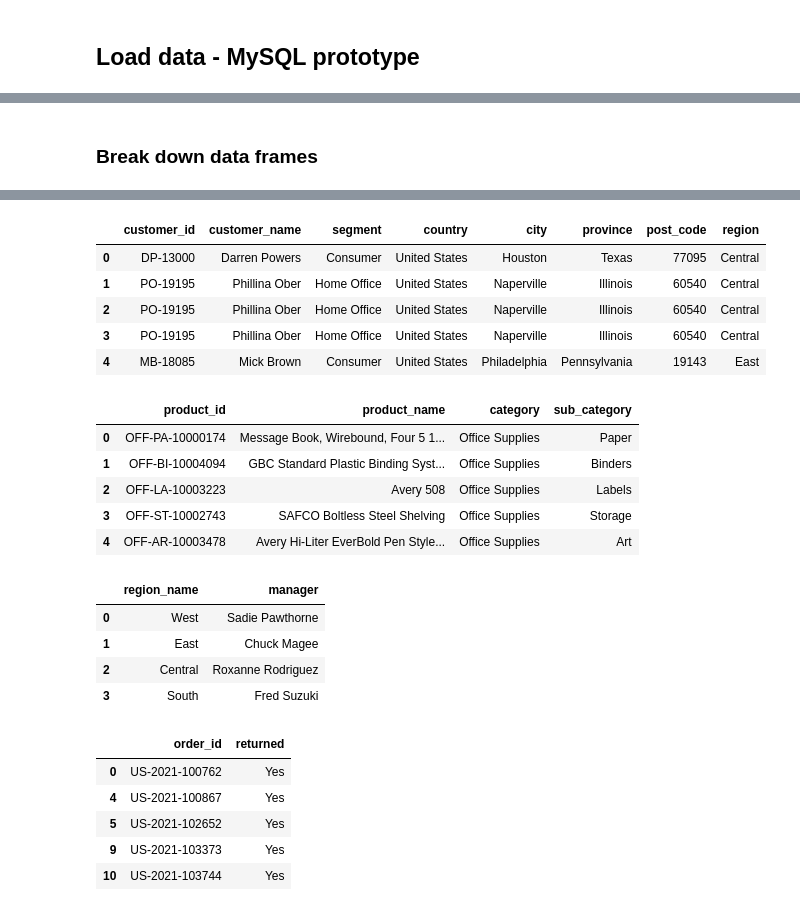
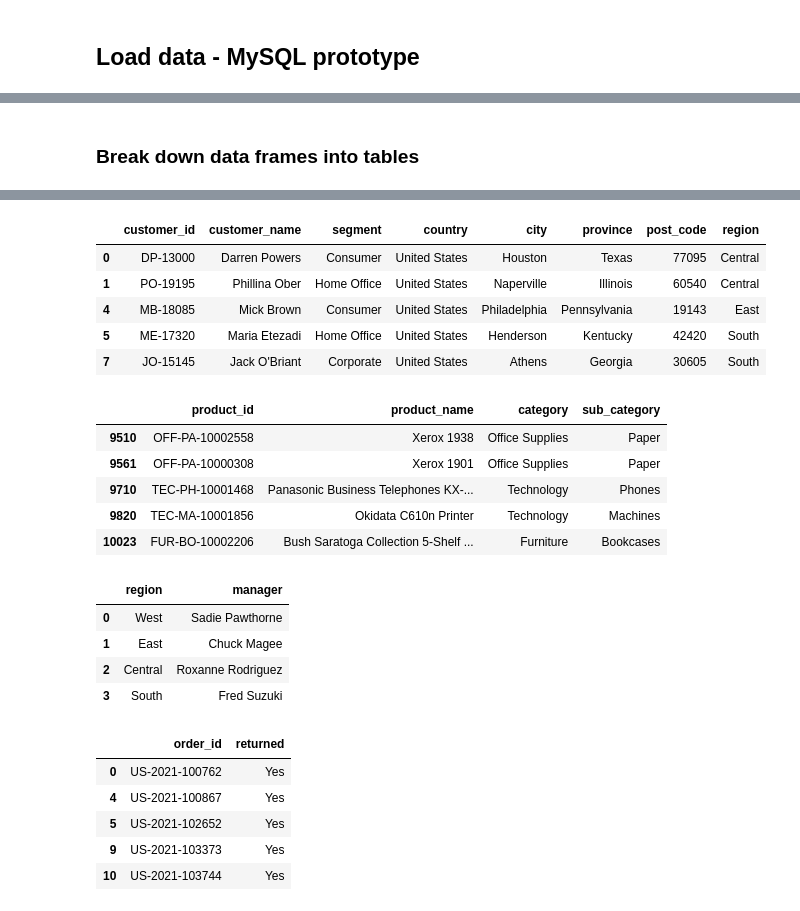
Before and after one commit to nacht29/Superstore-Analysis, a Jupyter notebook: new.ipynb, the cells around one changed output, grey strips where cells are left out. Cells and saved outputs as stored; diff of their text form; code cells hidden in the pictures.

```diff
--- a/new.ipynb
+++ b/new.ipynb
@@ -290,6 +290,6 @@ people_df: ['manager', 'region_name']
 
 returns_df: ['returned', 'order_id']
 # %% [markdown]
-### Break down data frames
+### Break down data frames into tables
 # %%
 orders = orders_df[['order_id', 'order_date', 'ship_date', 'ship_mode', 'customer_id', 'product_id', 'sales', 'quantity', 'discount', 'profit']]
@@ -303,29 +304,31 @@ orders.head()
 | 4 | US-2021-141817 | 2021-01-05 | 2021-01-12 | Standard Class | MB-18085 | OFF-AR-10003478 | 19.536 | 3 | 0.2 | ... |
 # %%
 customers = orders_df[['customer_id', 'customer_name', 'segment', 'country', 'city', 'province', 'post_code', 'region']]
+customers = customers.drop_duplicates(subset=['customer_id'])
 customers.head()
 # %% [output]
 |  | customer_id | customer_name | segment | country | city | province | post_code | region |
 | 0 | DP-13000 | Darren Powers | Consumer | United States | Houston | Texas | 77095 | Central |
 | 1 | PO-19195 | Phillina Ober | Home Office | United States | Naperville | Illinois | 60540 | Central |
-| 2 | PO-19195 | Phillina Ober | Home Office | United States | Naperville | Illinois | 60540 | Central |
-| 3 | PO-19195 | Phillina Ober | Home Office | United States | Naperville | Illinois | 60540 | Central |
 | 4 | MB-18085 | Mick Brown | Consumer | United States | Philadelphia | Pennsylvania | 19143 | East |
+| 5 | ME-17320 | Maria Etezadi | Home Office | United States | Henderson | Kentucky | 42420 | South |
+| 7 | JO-15145 | Jack O'Briant | Corporate | United States | Athens | Georgia | 30605 | South |
 # %%
-products = orders_df[['product_id', 'product_name', 'category', 'sub_category']]
+products = orders_df[['product_id', 'product_name', 'category', 'sub_category']].drop_duplicates()
+products = products.drop_duplicates(subset=['product_id'])
 products.head()
 # %% [output]
 |  | product_id | product_name | category | sub_category |
-| 0 | OFF-PA-10000174 | Message Book, Wirebound, Four 5 1... | Office Supplies | Paper |
-| 1 | OFF-BI-10004094 | GBC Standard Plastic Binding Syst... | Office Supplies | Binders |
-| 2 | OFF-LA-10003223 | Avery 508 | Office Supplies | Labels |
-| 3 | OFF-ST-10002743 | SAFCO Boltless Steel Shelving | Office Supplies | Storage |
-| 4 | OFF-AR-10003478 | Avery Hi-Liter EverBold Pen Style... | Office Supplies | Art |
+| 9510 | OFF-PA-10002558 | Xerox 1938 | Office Supplies | Paper |
+| 9561 | OFF-PA-10000308 | Xerox 1901 | Office Supplies | Paper |
+| 9710 | TEC-PH-10001468 | Panasonic Business Telephones KX-... | Technology | Phones |
+| 9820 | TEC-MA-10001856 | Okidata C610n Printer | Technology | Machines |
+| 10023 | FUR-BO-10002206 | Bush Saratoga Collection 5-Shelf ... | Furniture | Bookcases |
 # %%
-regions = people_df[['region_name', 'manager']]
+regions = people_df[['region', 'manager']].drop_duplicates()
 regions.head()
 # %% [output]
-|  | region_name | manager |
+|  | region | manager |
 | 0 | West | Sadie Pawthorne |
 | 1 | East | Chuck Magee |
 | 2 | Central | Roxanne Rodriguez |
```
Also changed, not shown: parts of 6 cells of this notebook, 2 other files.
